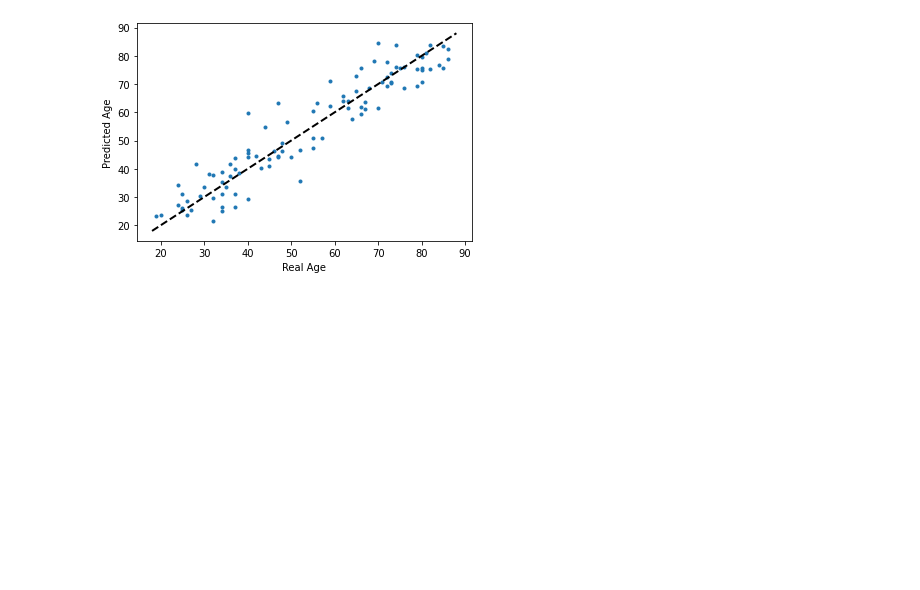
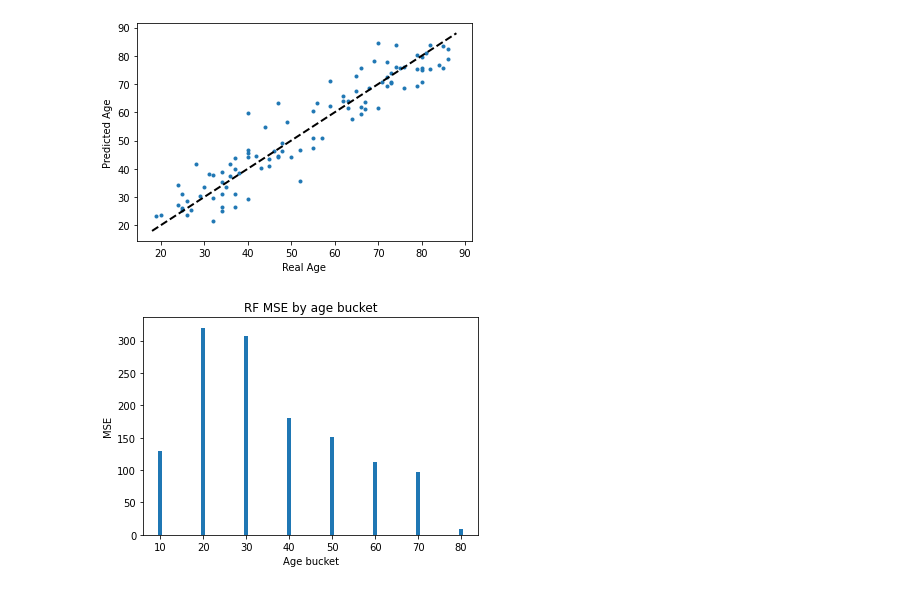
Before and after one commit to ML3ngiRNErT/imaging-cw, a Jupyter notebook: CW-Brain-Age-Regression.ipynb, the cells around one changed output. Cells and saved outputs as stored; diff of their text form; code cells hidden in the pictures; blank space fills up the shorter version.

```diff
--- a/CW-Brain-Age-Regression.ipynb
+++ b/CW-Brain-Age-Regression.ipynb
@@ -1579,7 +1569,7 @@ dataloader_test = torch.utils.data.DataLoader(dataset_test, batch_size=1, shuffl
 # %%
 vols_test, vols_normalised_test = getVolMatrix(files_seg_seg_test)
 # %%
-preds = rf_model.predict(vols_normalised_test.T)
+rf_preds = rf_model.predict(vols_normalised_test.T)
 y_true = meta_data_reg_test['age'].to_numpy()
 print("R2:", r2_score(preds, y_true))
 print("MAE:", mean_absolute_error(preds, y_true))
@@ -1931,3 +1925,23 @@ ax.set_ylabel('Predicted Age')
 plt.show()
 # %% [output]
 [figure]
+# %%
+def age_wise_error(true, preds, title):
+    errors = (np.array(true) - np.array(preds))**2
+    bucks = np.zeros((10,))
+    counts = np.zeros((10,))
+    for i, e in enumerate(errors):
+        bucket = int(true[i] // 10)
+    #     bucket = round(round(ages[i]/10)/10)
+    #     print(bucket)
+        bucks[bucket] += e
+        counts[bucket] += 1
+    mse = bucks / counts
+    plt.bar(range(0, 100, 10), mse)
+    plt.xlabel("Age bucket")
+    plt.ylabel("MSE")
+    plt.title(title)
+    plt.savefig(f"{title}.png")
+age_wise_error(y_true, rf_preds, "RF MSE by age bucket")
+# %% [output]
+[figure, added]
```
Also changed, not shown: parts of 17 cells of this notebook, 1 other file.
